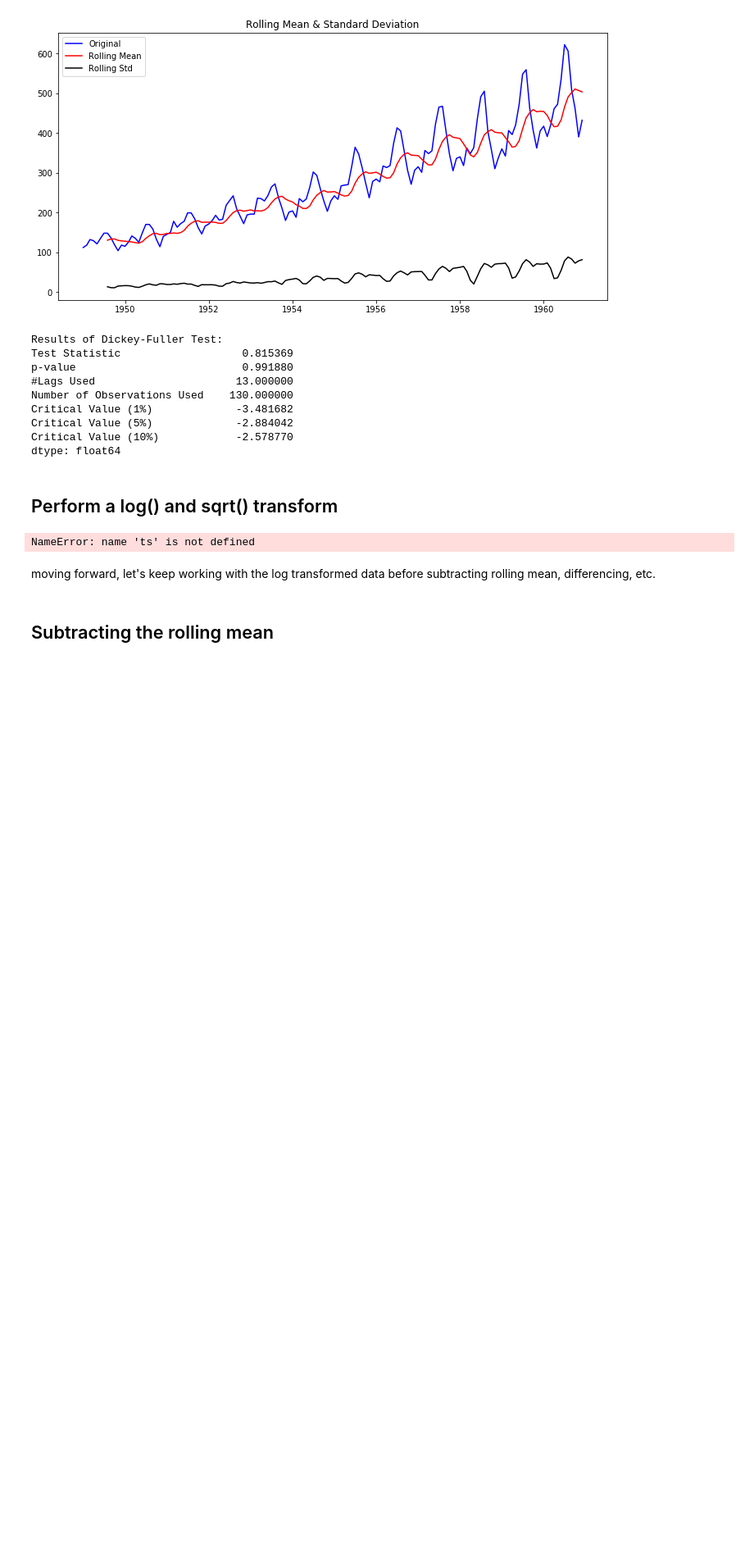
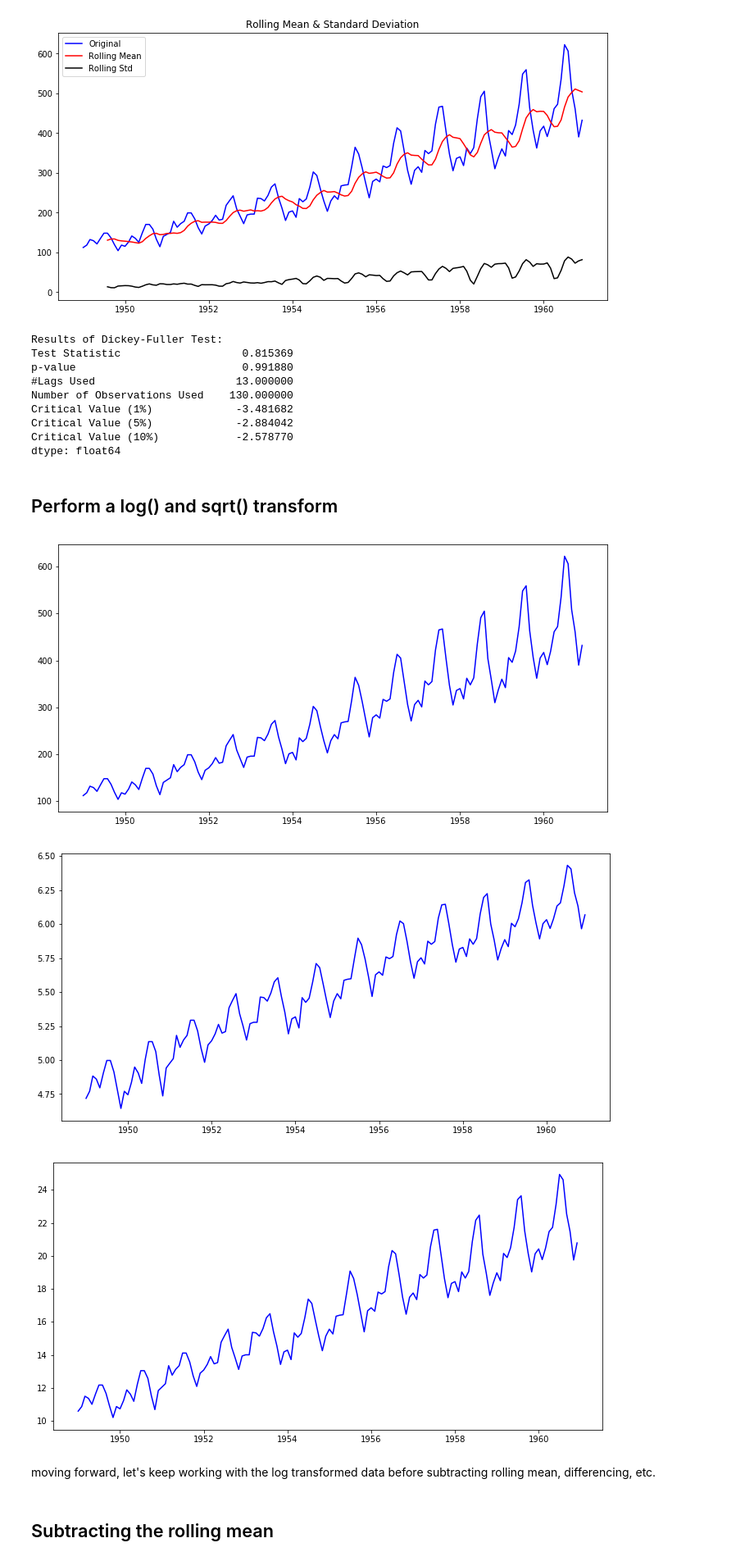
Before and after one commit to harrisonhardin/dsc-removing-trends-lab-houston-ds-042219, a Jupyter notebook: index.ipynb, the cells around one changed output. Shown at 82% size. Drawn from its saved outputs; the diff is of its cells as text; code cells hidden in the pictures; blank space fills up the shorter version.

```diff
--- a/index.ipynb
+++ b/index.ipynb
@@ -88,17 +88,19 @@ dtype: float64
 # %%
 # Log transform timeseries and compare with original to check the effect
 ts_log = np.log(temp_data)
-ts_sqrt= np.sqrt(temp+)
+ts_sqrt= np.sqrt(temp_data)
 fig = plt.figure(figsize=(12,6))
-plt.plot(ts,  color='blue');
+plt.plot(temp_data,  color='blue');
 plt.show()
 fig = plt.figure(figsize=(12,6))
 plt.plot(ts_log, color='blue');
 plt.show()
 fig = plt.figure(figsize=(12,6))
 plt.plot(ts_sqrt, color='blue');
 # %% [output]
-NameError: name 'ts' is not defined
+[figure, added]
+[figure, added]
+[figure, added]
 # %% [markdown]
 moving forward, let's keep working with the log transformed data before subtracting rolling mean, differencing, etc.
 # %% [markdown]
```
